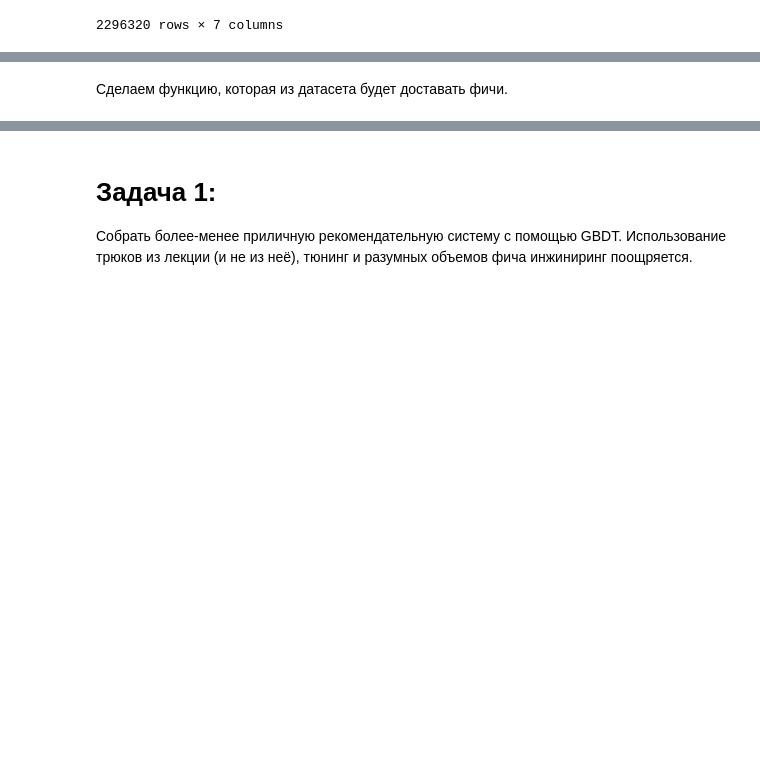
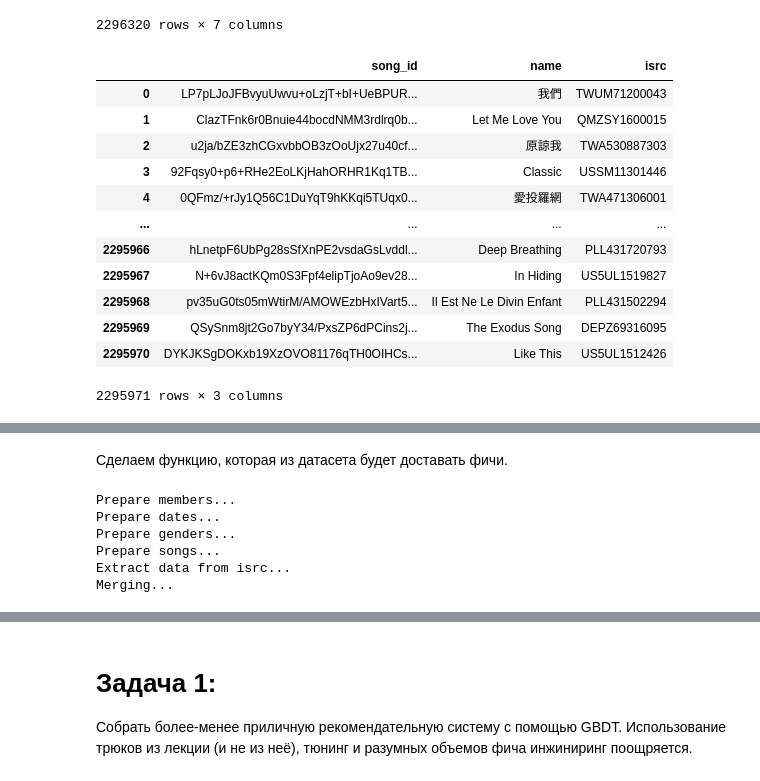
Before and after one commit to davidenkoim/hse_recsys2020, a Jupyter notebook: HomeWorks/hw2/hw2.ipynb, the cells around one changed output, grey strips where cells are left out. Drawn from its saved outputs; the diff is of its cells as text; code cells hidden in the pictures; blank space fills up the shorter version.

```diff
--- a/HomeWorks/hw2/hw2.ipynb
+++ b/HomeWorks/hw2/hw2.ipynb
@@ -71,6 +123,22 @@ songs
 | 2296318 | UO8Y2MR2sjOn2q/Tp8/lzZTGKmLEvwZ20... | 172669 | 465 | Peter Paul & Mary | NaN | NaN | 52.0 |
 | 2296319 | V/9qPSUOGT0FeIGBhDIZRRz5Y5yyjdXC2... | 270466 | 829 | Kim Robertson | NaN | NaN | 52.0 |
 2296320 rows × 7 columns
+# %%
+song_extra_info
+# %% [output]
+|  | song_id | name | isrc |
+| 0 | LP7pLJoJFBvyuUwvu+oLzjT+bI+UeBPUR... | 我們 | TWUM71200043 |
+| 1 | ClazTFnk6r0Bnuie44bocdNMM3rdlrq0b... | Let Me Love You | QMZSY1600015 |
+| 2 | u2ja/bZE3zhCGxvbbOB3zOoUjx27u40cf... | 原諒我 | TWA530887303 |
+| 3 | 92Fqsy0+p6+RHe2EoLKjHahORHR1Kq1TB... | Classic | USSM11301446 |
+| 4 | 0QFmz/+rJy1Q56C1DuYqT9hKKqi5TUqx0... | 愛投羅網 | TWA471306001 |
+| ... | ... | ... | ... |
+| 2295966 | hLnetpF6UbPg28sSfXnPE2vsdaGsLvddl... | Deep Breathing | PLL431720793 |
+| 2295967 | N+6vJ8actKQm0S3Fpf4elipTjoAo9ev28... | In Hiding | US5UL1519827 |
+| 2295968 | pv35uG0ts05mWtirM/AMOWEzbHxIVart5... | Il Est Ne Le Divin Enfant | PLL431502294 |
+| 2295969 | QSySnm8jt2Go7byY34/PxsZP6dPCins2j... | The Exodus Song | DEPZ69316095 |
+| 2295970 | DYKJKSgDOKxb19XzOVO81176qTH0OIHCs... | Like This | US5UL1512426 |
+2295971 rows × 3 columns
 # %%
 train
 # %% [output]
@@ -140,2 +242,9 @@ class FeatureExtractor:
 # %%
-features = FeatureExtractor(members, sample_submission, song_extra_info, songs)
+features = FeatureExtractor(members, songs, song_extra_info)
+# %% [output]
+Prepare members...
+Prepare dates...
+Prepare genders...
+Prepare songs...
+Extract data from isrc...
+Merging...
```
Also changed, not shown: parts of 38 cells of this notebook.
